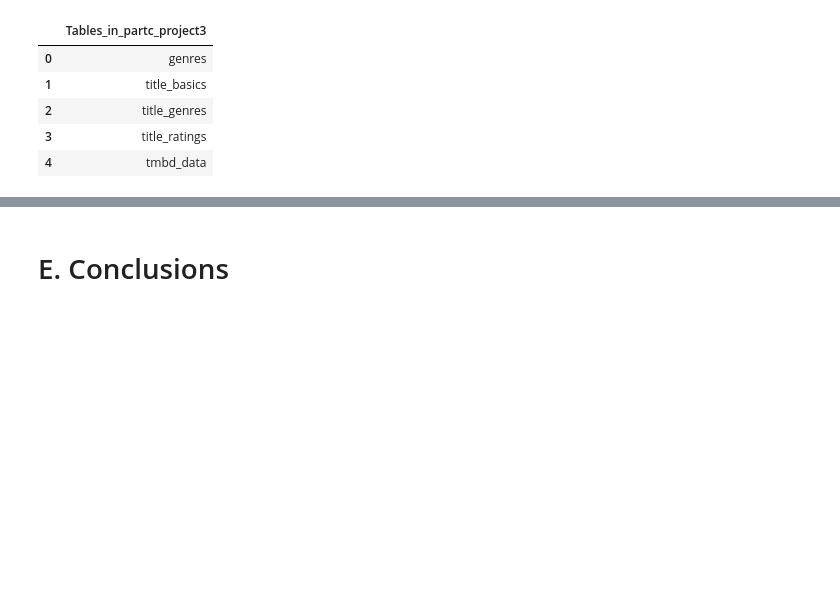
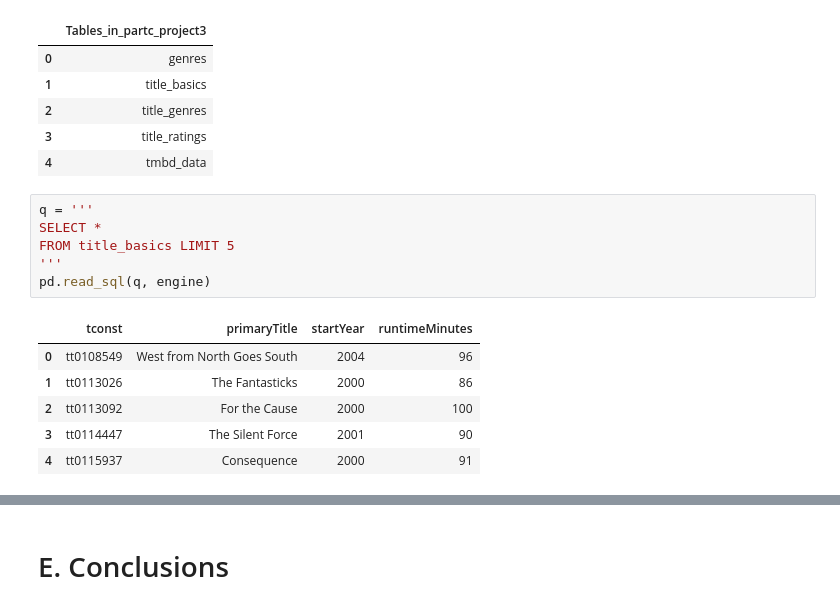
Before and after one commit to edleafvirtual/Project-3-IMDb-Successful-movie, a Jupyter notebook: Part C - ETL process.ipynb, the cells around one changed output, grey strips where cells are left out. Drawn from its saved outputs; the diff is of its cells as text; blank space fills up the shorter version.

```diff
--- a/Part C - ETL process.ipynb
+++ b/Part C - ETL process.ipynb
@@ -521,3 +514,16 @@ pd.read_sql(q, engine)
 | 2 | title_genres |
 | 3 | title_ratings |
 | 4 | tmbd_data |
+# %%
+q = '''
+SELECT *
+FROM title_basics LIMIT 5
+'''
+pd.read_sql(q, engine)
+# %% [output]
+|  | tconst | primaryTitle | startYear | runtimeMinutes |
+| 0 | tt0108549 | West from North Goes South | 2004 | 96 |
+| 1 | tt0113026 | The Fantasticks | 2000 | 86 |
+| 2 | tt0113092 | For the Cause | 2000 | 100 |
+| 3 | tt0114447 | The Silent Force | 2001 | 90 |
+| 4 | tt0115937 | Consequence | 2000 | 91 |
```
Also changed, not shown: parts of 12 cells of this notebook.
